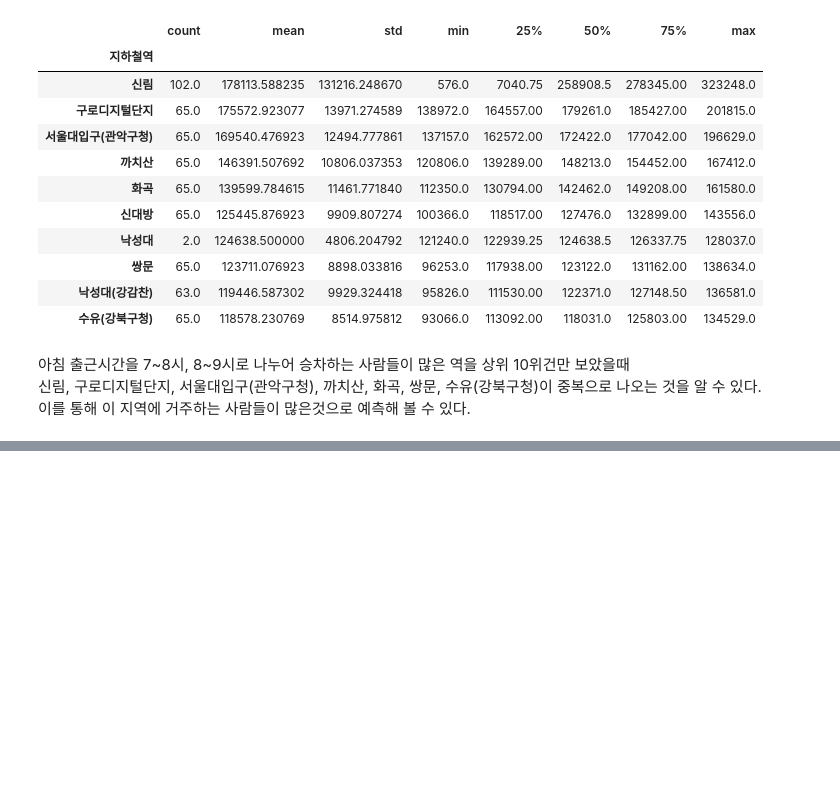
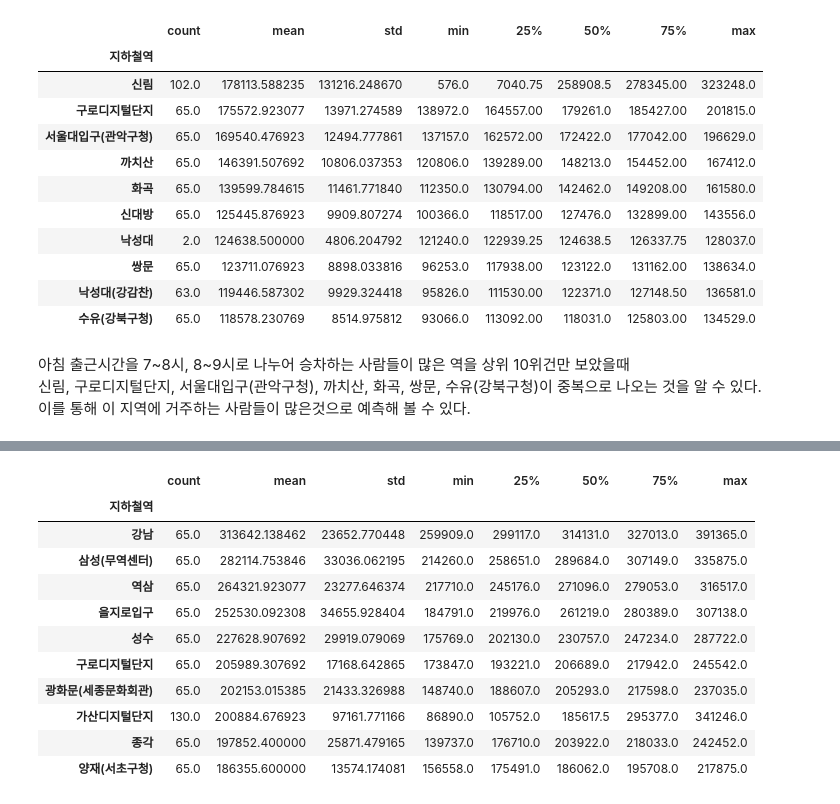
Before and after one commit to Telkem/hipython_rep, a Jupyter notebook: 2_data_anal_subways/보고서.ipynb, the cells around one changed output, grey strips where cells are left out. Cells and saved outputs as stored; diff of their text form; code cells hidden in the pictures; blank space fills up the shorter version.

```diff
--- a/2_data_anal_subways/보고서.ipynb
+++ b/2_data_anal_subways/보고서.ipynb
@@ -123,0 +159,15 @@ subways_df.groupby('지하철역')['08시-09시 승차인원'].describe().sort_v
+# %%
+subways_df.groupby('지하철역')['18시-19시 승차인원'].describe().sort_values('mean',ascending=False).head(10)
+# %% [output]
+|  | count | mean | std | min | 25% | 50% | 75% | max |
+| 지하철역 |  |  |  |  |  |  |  |  |
+| 강남 | 65.0 | 313642.138462 | 23652.770448 | 259909.0 | 299117.0 | 314131.0 | 327013.0 | 391365.0 |
+| 삼성(무역센터) | 65.0 | 282114.753846 | 33036.062195 | 214260.0 | 258651.0 | 289684.0 | 307149.0 | 335875.0 |
+| 역삼 | 65.0 | 264321.923077 | 23277.646374 | 217710.0 | 245176.0 | 271096.0 | 279053.0 | 316517.0 |
+| 을지로입구 | 65.0 | 252530.092308 | 34655.928404 | 184791.0 | 219976.0 | 261219.0 | 280389.0 | 307138.0 |
+| 성수 | 65.0 | 227628.907692 | 29919.079069 | 175769.0 | 202130.0 | 230757.0 | 247234.0 | 287722.0 |
+| 구로디지털단지 | 65.0 | 205989.307692 | 17168.642865 | 173847.0 | 193221.0 | 206689.0 | 217942.0 | 245542.0 |
+| 광화문(세종문화회관) | 65.0 | 202153.015385 | 21433.326988 | 148740.0 | 188607.0 | 205293.0 | 217598.0 | 237035.0 |
+| 가산디지털단지 | 130.0 | 200884.676923 | 97161.771166 | 86890.0 | 105752.0 | 185617.5 | 295377.0 | 341246.0 |
+| 종각 | 65.0 | 197852.400000 | 25871.479165 | 139737.0 | 176710.0 | 203922.0 | 218033.0 | 242452.0 |
+| 양재(서초구청) | 65.0 | 186355.600000 | 13574.174081 | 156558.0 | 175491.0 | 186062.0 | 195708.0 | 217875.0 |
```
Also changed, not shown: parts of 9 cells of this notebook, 1 other file.
